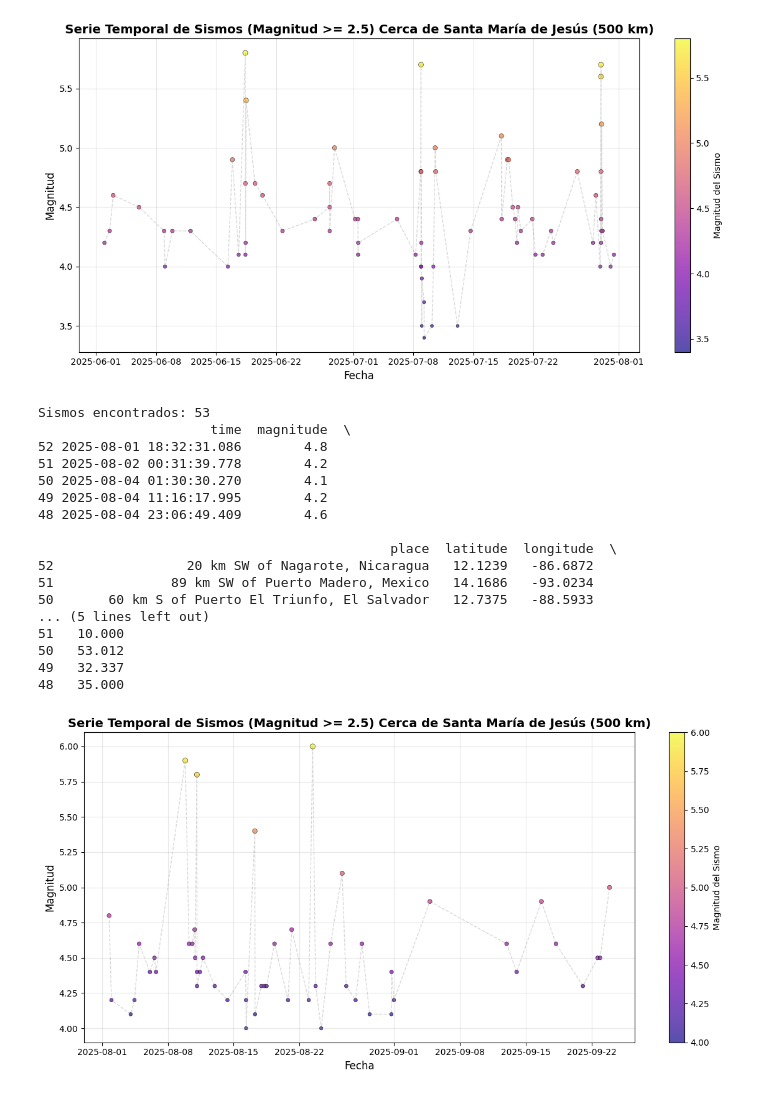
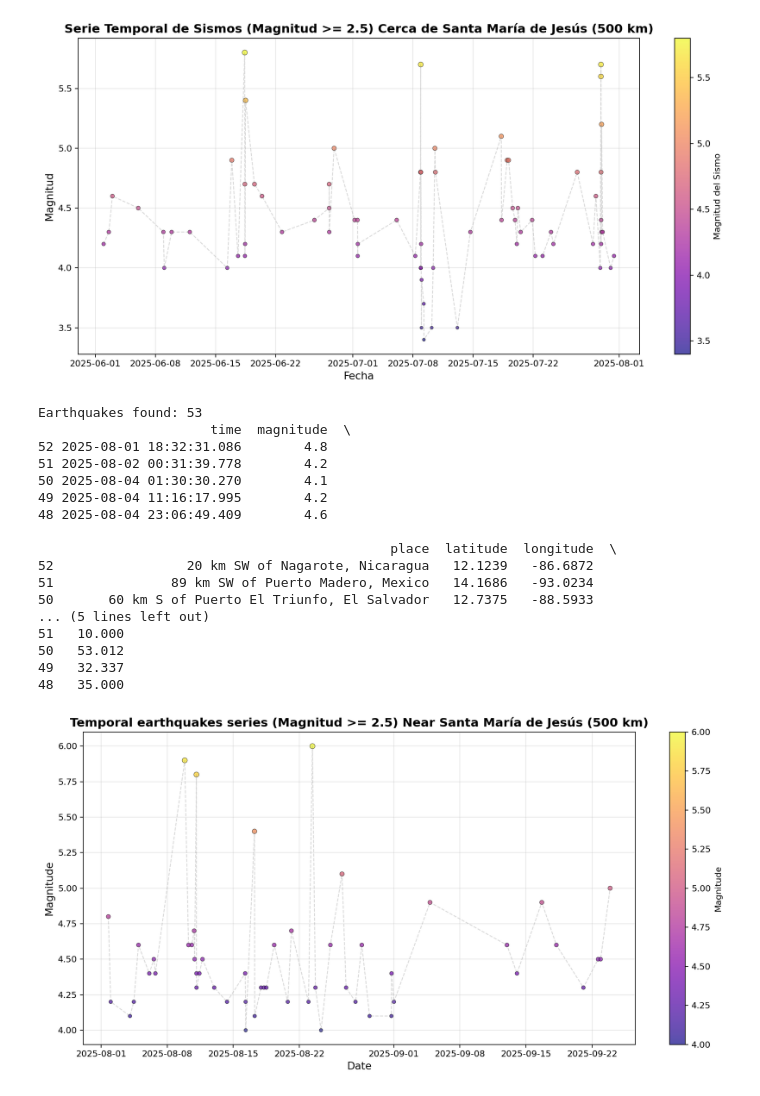
Before and after one commit to Cristian633/Exolab-v2025, a Jupyter notebook: Analysis/graphics_timelines.ipynb, the cells around one changed output. Cells and saved outputs as stored; diff of their text form; code cells hidden in the pictures.

```diff
--- a/Analysis/graphics_timelines.ipynb
+++ b/Analysis/graphics_timelines.ipynb
@@ -597,11 +605,11 @@ if not df_sismos.empty:
     plt.plot(df_sismos['time'], df_sismos['magnitude'], color="gray", alpha=0.3, linestyle='--', linewidth=1)
 
 
-    plt.title(f"Serie Temporal de Sismos (Magnitud >= 2.5) Cerca de Santa María de Jesús ({maxradius_km} km)", fontsize=14, weight="bold")
-    plt.xlabel("Fecha", fontsize=12)
-    plt.ylabel("Magnitud", fontsize=12)
+    plt.title(f"Temporal Earthquake series (Magnitud >= 2.5) near Santa María de Jesús ({maxradius_km} km)", fontsize=14, weight="bold")
+    plt.xlabel("Date", fontsize=12)
+    plt.ylabel("Magnitude", fontsize=12)
     plt.grid(alpha=0.3)
-    plt.colorbar(sc, label="Magnitud del Sismo")
+    plt.colorbar(sc, label="Earthquake Magnitude")
     plt.tight_layout()
     plt.show()
 else:
@@ -841,7 +850,7 @@ for feature in data['features']:
 df_sismos = pd.DataFrame(earthquakes)
 df_sismos = df_sismos.sort_values(by='time')
 
-print("Sismos encontrados:", len(df_sismos))
+print("Earthquakes found:", len(df_sismos))
 print(df_sismos.head())
 
 # 3. Crear la serie temporal
@@ -854,36 +863,36 @@ if not df_sismos.empty:
     # Scatter plot para la magnitud
     sc = plt.scatter(df_sismos['time'], df_sismos['magnitude'],
                      c=df_sismos['magnitude'], cmap='plasma', norm=norm,
                      s=df_sismos['magnitude']**2, alpha=0.7, edgecolor='k', linewidth=0.5) # Tamaño del punto por magnitud
 
     plt.plot(df_sismos['time'], df_sismos['magnitude'], color="gray", alpha=0.3, linestyle='--', linewidth=1)
 
 
-    plt.title(f"Serie Temporal de Sismos (Magnitud >= 2.5) Cerca de Santa María de Jesús ({maxradius_km} km)", fontsize=14, weight="bold")
-    plt.xlabel("Fecha", fontsize=12)
-    plt.ylabel("Magnitud", fontsize=12)
+    plt.title(f"Temporal earthquakes series (Magnitud >= 2.5) Near Santa María de Jesús ({maxradius_km} km)", fontsize=14, weight="bold")
+    plt.xlabel("Date", fontsize=12)
+    plt.ylabel("Magnitude", fontsize=12)
     plt.grid(alpha=0.3)
-    plt.colorbar(sc, label="Magnitud del Sismo")
+    plt.colorbar(sc, label="Magnitude")
     plt.tight_layout()
     plt.show()
 else:
     print("No se encontraron sismos con los criterios especificados.")
 # %% [output]
-Sismos encontrados: 53
+Earthquakes found: 53
                       time  magnitude  \
 52 2025-08-01 18:32:31.086        4.8
 51 2025-08-02 00:31:39.778        4.2
 50 2025-08-04 01:30:30.270        4.1
 49 2025-08-04 11:16:17.995        4.2
 48 2025-08-04 23:06:49.409        4.6
 
                                              place  latitude  longitude  \
 52                 20 km SW of Nagarote, Nicaragua   12.1239   -86.6872
 51               89 km SW of Puerto Madero, Mexico   14.1686   -93.0234
 50       60 km S of Puerto El Triunfo, El Salvador   12.7375   -88.5933
 ... (5 lines left out)
 51   10.000
 50   53.012
 49   32.337
 48   35.000
-[figure, old version]
+[figure, new version]
```
Also changed, not shown: parts of 7 cells of this notebook.
